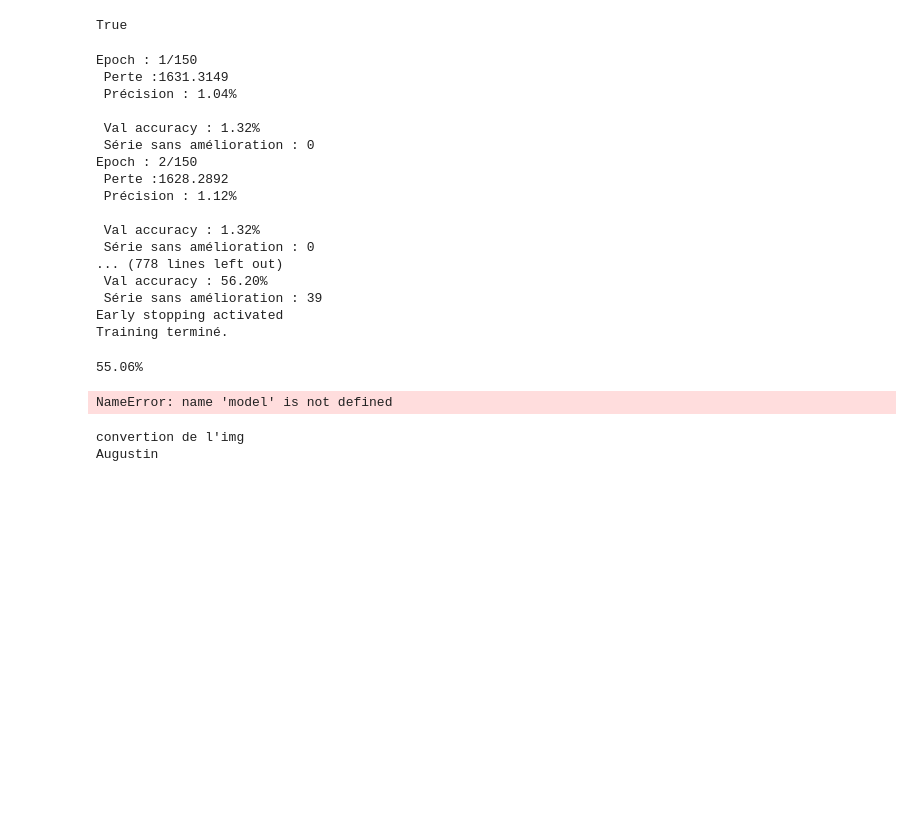
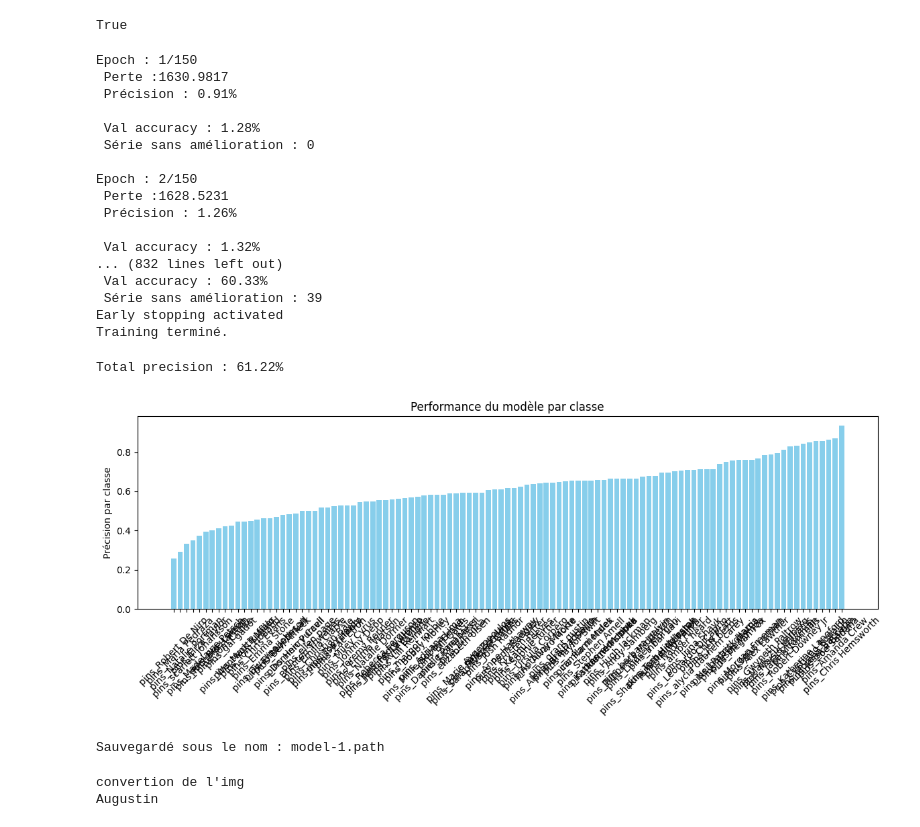
Before and after one commit to AugustinSamier/face_recog, a Jupyter notebook: test.ipynb, the cells around one changed output. Saved outputs shown, nothing was run; the diff lists cells and outputs as text; code cells hidden in the pictures; blank space fills up the shorter version.

Commit message:
Avancements (modèle 61.22%)

```diff
--- a/test.ipynb
+++ b/test.ipynb
@@ -49,7 +50,7 @@ def extract_data(path,create_test=None):
     else:
         return X_train,y_train
 # %%
-def imgProcess(img,withTorch=None):
+def imgProcess(img,withTorch=None,tr=True):
     if not isinstance(img,np.ndarray):
         print("convertion de l'img")
         img=cv2.imread(img)
@@ -61,6 +62,9 @@ def imgProcess(img,withTorch=None):
     if withTorch is None:
         img=img.flatten() #2D -> 1D vec de (10000,1)
     else:
-        img=transform(img)
+        if tr is not None:
+            img=transform(img)
+        else:
+            img=transform_test(img)
         img=img.unsqueeze(0)
     return img
@@ -178,9 +187,9 @@ def CNN_train(X_train,y_train,nb_epoch,labels,batch_size,model=None,patience=5,v
     model.to(device) #envoie le model au device
 
     if val_split is not None:
-        X_train, X_val, y_train, y_val = train_test_split(X_train, y_train, test_size=0.2, stratify=y_train) #prend 20% du dataset en validation
+        X_train, X_val, y_train, y_val = train_test_split(X_train, y_train, test_size=0.2, stratify=y_train,random_state=1) #prend 20% du dataset en validation
         val_dataset = list(zip(X_val, [labels[y] for y in y_val])) #validation dataset
-        val_loader = DataLoader(val_dataset, batch_size=5, shuffle=False,random_state=1, collate_fn=lambda x: x)
+        val_loader = DataLoader(val_dataset, batch_size=5, shuffle=False, collate_fn=lambda x: x)
         best_val_acc = 0
         wait = 0
 
@@ -239,8 +248,8 @@ def CNN_train(X_train,y_train,nb_epoch,labels,batch_size,model=None,patience=5,v
         print(f"\nEpoch : {epoch+1}/{nb_epoch}\n Perte :{total_loss:.4f}\n Précision : {acc:.2f}%")
 
         if val_split is not None:
-            val_acc=CNN_evaluate(model=model,loader=val_loader,device=device) #calcule l'accuracy du dataset validation
-            print(f"\n Val accuracy : {val_acc*100:.2f}%\n Série sans amélioration : {wait}")
+            true,false,tot=CNN_evaluate(model=model,loader=val_loader,device=device)
+            val_acc=sum(true.values())/sum(tot.values()) #calcule l'accuracy du dataset validation
             if val_acc>best_val_acc:
                 best_val_acc=val_acc #si l'acc de la val est meilleure on l'assigne et on reset le timer
                 wait=0
@@ -250,6 +259,7 @@ def CNN_train(X_train,y_train,nb_epoch,labels,batch_size,model=None,patience=5,v
                 if wait>=patience: #on attend le nombre d'epoch max sans amélioration
                     print("Early stopping activated")
                     break
+            print(f"\n Val accuracy : {val_acc*100:.2f}%\n Série sans amélioration : {wait}")
             model.load_state_dict(best_model)
 
     print("Training terminé.")
@@ -440,8 +452,8 @@ Number of training sample : 17534
 # %%
 X_train,X_test,y_train,y_test=train_test_split(X_train,y_train,test_size=0.2,random_state=1,stratify=y_train)
 # %%
-X_train_faces=[cv2.resize(extract_face(img),(100,100)) for img in X_train]
-X_test_faces=[cv2.resize(extract_face(img),(100,100)) for img in X_test]
+X_train_faces=[extract_face(img) for img in X_train]
+X_test_faces=[extract_face(img) for img in X_test]
 # %%
 testi=extract_face("test/18-20/25.jpg")
 cv2.imwrite("faceDetected.jpg",X_train_faces[0])
@@ -452,29 +464,51 @@ labels={label:i for i,label in enumerate(sorted(set(y_train)))} #list(set(y_trai
 model=CNN_train(X_train=X_train_faces,y_train=y_train,nb_epoch=150,labels=labels,batch_size=32,patience=40,val_split=True)
 # %% [output]
 Epoch : 1/150
- Perte :1631.3149
- Précision : 1.04%
+ Perte :1630.9817
+ Précision : 0.91%
+
+ Val accuracy : 1.28%
+ Série sans amélioration : 0
+
+Epoch : 2/150
+ Perte :1628.5231
+ Précision : 1.26%
 
  Val accuracy : 1.32%
- Série sans amélioration : 0
-Epoch : 2/150
- Perte :1628.2892
- Précision : 1.12%
-
- Val accuracy : 1.32%
- Série sans amélioration : 0
-... (778 lines left out)
- Val accuracy : 56.20%
+... (832 lines left out)
+ Val accuracy : 60.33%
  Série sans amélioration : 39
 Early stopping activated
 Training terminé.
 # %%
-print(f"{CNN_evaluate(X_test=X_test_faces,y_test=y_test,model=model,labels=labels,batch_size=32)*100:.2f}%")
+TruePred,FalsePred,TotPred=CNN_evaluate(X_test=X_test_faces,y_test=y_test,model=model,labels=labels,batch_size=32)
+print(f"Total precision : {sum(TruePred.values())/sum(TotPred.values())*100:.2f}%")
+
+precisions={}
+for label in TotPred:
+    tot=TotPred[label]
+    correct=TruePred.get(label,0)
+    precisions[label]=correct/tot if tot>0 else 0
+prec_sorted=sorted(precisions.items(),key=lambda x: x[1])
+labels_ids,values= zip(*prec_sorted)
+
+id2label = {v: k for k, v in labels.items()}
+class_names=[id2label[i] for i in labels_ids]
+
+plt.figure(figsize=(12, 5))
+plt.bar(class_names, values, color='skyblue')
+plt.xticks(rotation=45)
+plt.ylabel("Précision par classe")
+plt.title("Performance du modèle par classe")
+plt.tight_layout()
+plt.show()
 # %% [output]
-55.06%
+Total precision : 61.22%
+[figure, added]
 # %%
-n=os.listdir("Models")
+n=len(os.listdir("Models"))
 torch.save(model.state_dict(), f"model-{n}.pth")
+print(f"Sauvegardé sous le nom : model-{n}.path")
 # %% [output]
-NameError: name 'model' is not defined
+Sauvegardé sous le nom : model-1.path
 # %%
```
Also changed, not shown: parts of 4 cells of this notebook, 1 other file.
